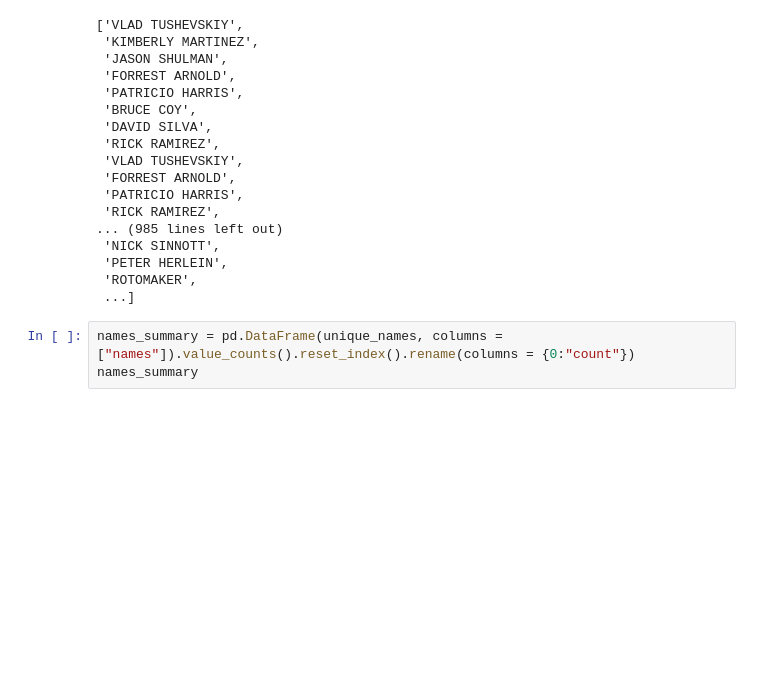
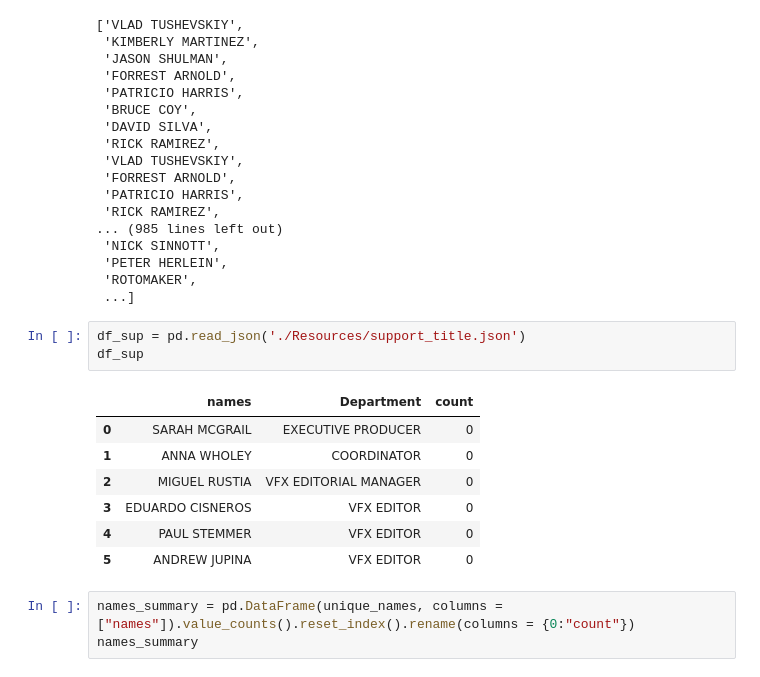
Before and after one commit to yanickw/the_end, a Jupyter notebook: the_end.ipynb, the cells around one changed output. Saved outputs shown, nothing was run; the diff lists cells and outputs as text; blank space fills up the shorter version.

```diff
--- a/the_end.ipynb
+++ b/the_end.ipynb
@@ -63,6 +63,17 @@ display(unique_names)
  'PETER HERLEIN',
  'ROTOMAKER',
  ...]
+# %%
+df_sup = pd.read_json('./Resources/support_title.json')
+df_sup
+# %% [output]
+|  | names | Department | count |
+| 0 | SARAH MCGRAIL | EXECUTIVE PRODUCER | 0 |
+| 1 | ANNA WHOLEY | COORDINATOR | 0 |
+| 2 | MIGUEL RUSTIA | VFX EDITORIAL MANAGER | 0 |
+| 3 | EDUARDO CISNEROS | VFX EDITOR | 0 |
+| 4 | PAUL STEMMER | VFX EDITOR | 0 |
+| 5 | ANDREW JUPINA | VFX EDITOR | 0 |
 # %%
 names_summary = pd.DataFrame(unique_names, columns = ["names"]).value_counts().reset_index().rename(columns = {0:"count"})
 names_summary
```
Also changed, not shown: parts of 3 cells of this notebook, 2 other files.
